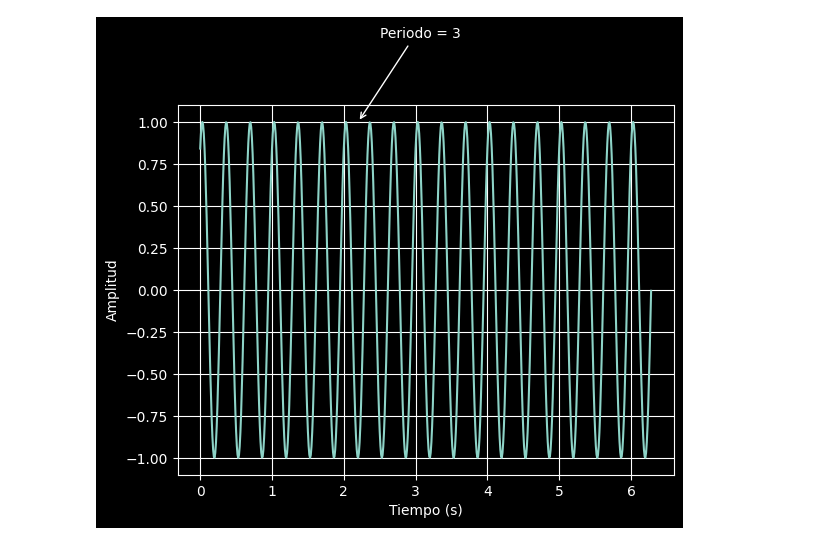
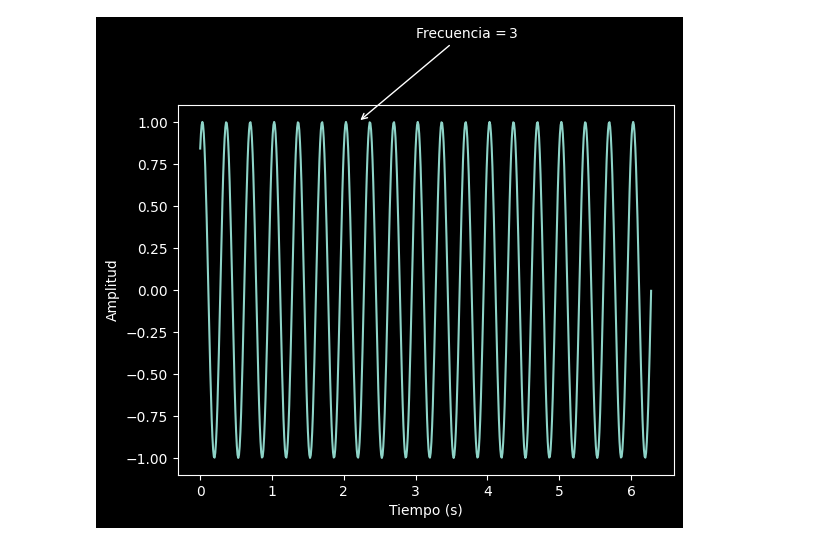
Before and after one commit to diegopalaciosp/Propiedades-de-las-se-ales-senoidales, a Jupyter notebook: modulo_eduardo.ipynb, the cells around one changed output. Cells and saved outputs as stored; diff of their text form; code cells hidden in the pictures.

```diff
--- a/modulo_eduardo.ipynb
+++ b/modulo_eduardo.ipynb
@@ -33,33 +70,26 @@ plt.show()
 # %%
-from math import sin, pi
-import matplotlib.pyplot as plt
-from matplotlib.pyplot import figure
-import numpy as np
+#Graficar el concepto de frecuencia de una señal senoidal
 
-%matplotlib inline
-
-#Graficar el concepto periodo de una señal senoidal
 def sinu(A: float, f: float, phi: float, t: float) -> float:
     return A*sin(2*pi*f*t + phi)
 
 amp = 1
 freq = 3
 phase = 1
 x_max = 2*pi
 x_min = 0
 step = 0.01
 
 x = np.arange(x_min, x_max, step)
 y = [sinu(amp, freq, phase, time) for time in x]
 
-plt.annotate('Periodo = ', xy=(2.2, 1), xytext=(2.5, 1.5),arrowprops=dict(arrowstyle='->'),)
-
+plt.annotate('Frecuencia = ', xy=(2.2, 1), xytext=(3, 1.5),arrowprops=dict(arrowstyle='->'),)
+plt.style.use('dark_background')
 plt.plot(x,y)
-plt.text(3.5, 1.5 , freq)
+plt.text(4.3, 1.5 , freq)
 plt.xlabel("Tiempo (s)")
 plt.ylabel("Amplitud")
-plt.grid(True)
 plt.show()
 # %% [output]
-[figure, old version]
+[figure, new version]
 # %%
```
Also changed, not shown: parts of 5 cells of this notebook.
